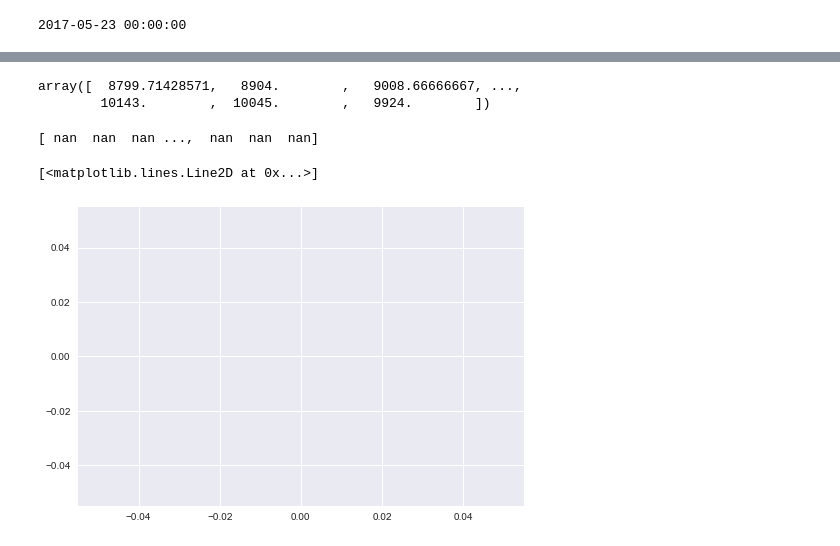
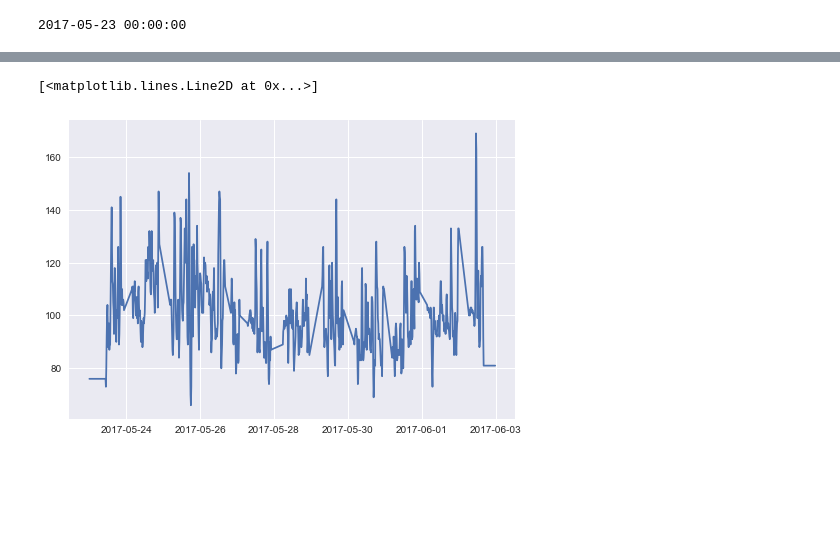
Before and after one commit to sdrendall/challenge, a Jupyter notebook: challenge.ipynb, the cells around one changed output, grey strips where cells are left out. Cells and saved outputs as stored; diff of their text form; code cells hidden in the pictures; blank space fills up the shorter version.

```diff
--- a/challenge.ipynb
+++ b/challenge.ipynb
@@ -68,6 +48,7 @@ plt.plot(time_walking)
 # %%
 glucose_no_nan = glucose_table.dropna(axis=0, how='any')
 # %%
-time_axis_in_seconds = (glucose_table['time'] - start_time).map(timedelta.total_seconds)
-no_nan_time_points = (glucose_no_nan['time'] - start_time).map(timedelta.total_seconds)
-ig = interpolated_glucose = np.interp(time_axis_in_seconds, no_nan_time_points, glucose_no_nan['glucose'])
+glucose_axis_full = (glucose_table['time'] - start_time).map(timedelta.total_seconds)
+glucose_axis_nonan = (glucose_no_nan['time'] - start_time).map(timedelta.total_seconds)
+interp_glucose = np.interp(glucose_axis_full, glucose_axis_nonan, glucose_no_nan['glucose'])
+interp_glucose = pd.Series(interp_glucose, index=glucose_table['time'])
@@ -86,14 +55,5 @@ window_std = (ig2 - ig1*ig1)**0.5
-# %%
-ig1
-# %% [output]
-array([  8799.71428571,   8904.        ,   9008.66666667, ...,
-        10143.        ,  10045.        ,   9924.        ])
-# %%
-print window_std
-# %% [output]
-[ nan  nan  nan ...,  nan  nan  nan]
 # %%
-plt.plot(window_std)
+plt.plot(interp_glucose)
 # %% [output]
 [<matplotlib.lines.Line2D at 0x...>]
-[figure, old version]
+[figure, new version]
```
Also changed, not shown: parts of 26 cells of this notebook, 7 other files.
